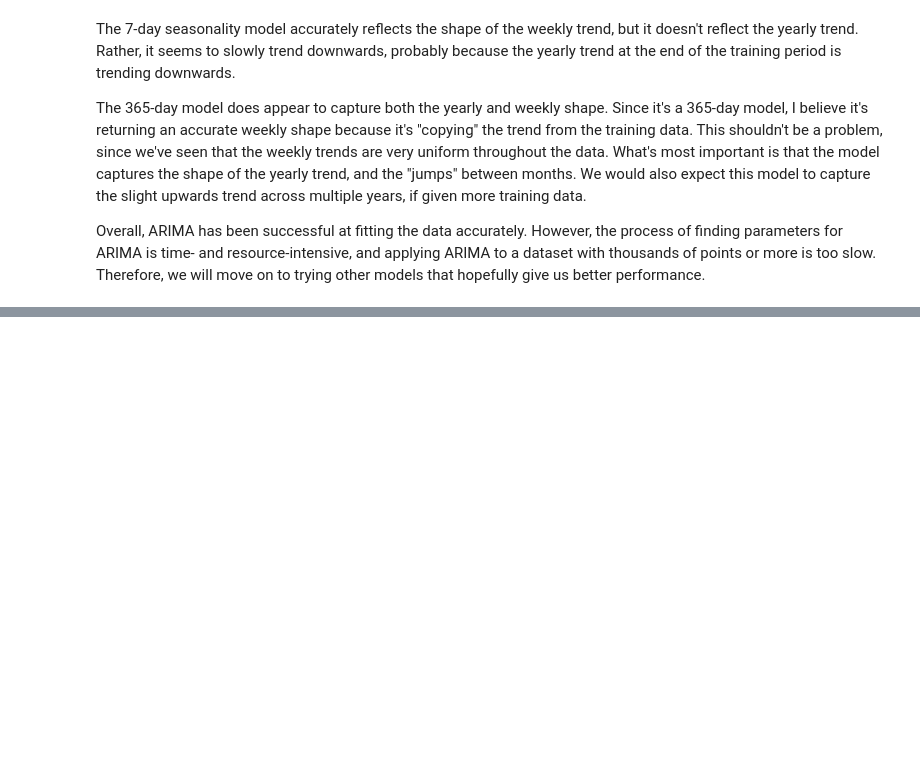
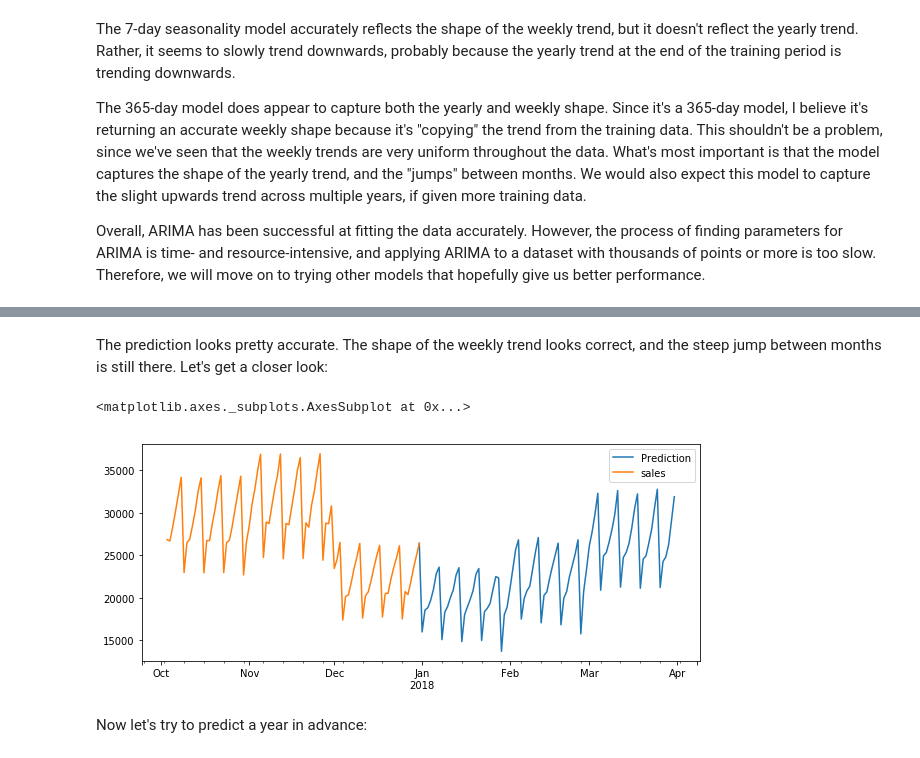
Before and after one commit to cmckeag/Kaggle-Store, a Jupyter notebook: py/pub.ipynb, the cells around one changed output, grey strips where cells are left out. Saved outputs shown, nothing was run; the diff lists cells and outputs as text; code cells hidden in the pictures; blank space fills up the shorter version.

```diff
--- a/py/pub.ipynb
+++ b/py/pub.ipynb
@@ -214,0 +247,9 @@ Overall, ARIMA has been successful at fitting the data accurately. However, the
+# %% [markdown]
+The prediction looks pretty accurate. The shape of the weekly trend looks correct, and the steep jump between months is still there. Let's get a closer look:
+# %%
+total.tail(180).plot.line(figsize=(10,4))
+# %% [output]
+<matplotlib.axes._subplots.AxesSubplot at 0x...>
+[figure, added]
+# %% [markdown]
+Now let's try to predict a year in advance:
```
Also changed, not shown: parts of 21 cells of this notebook.
